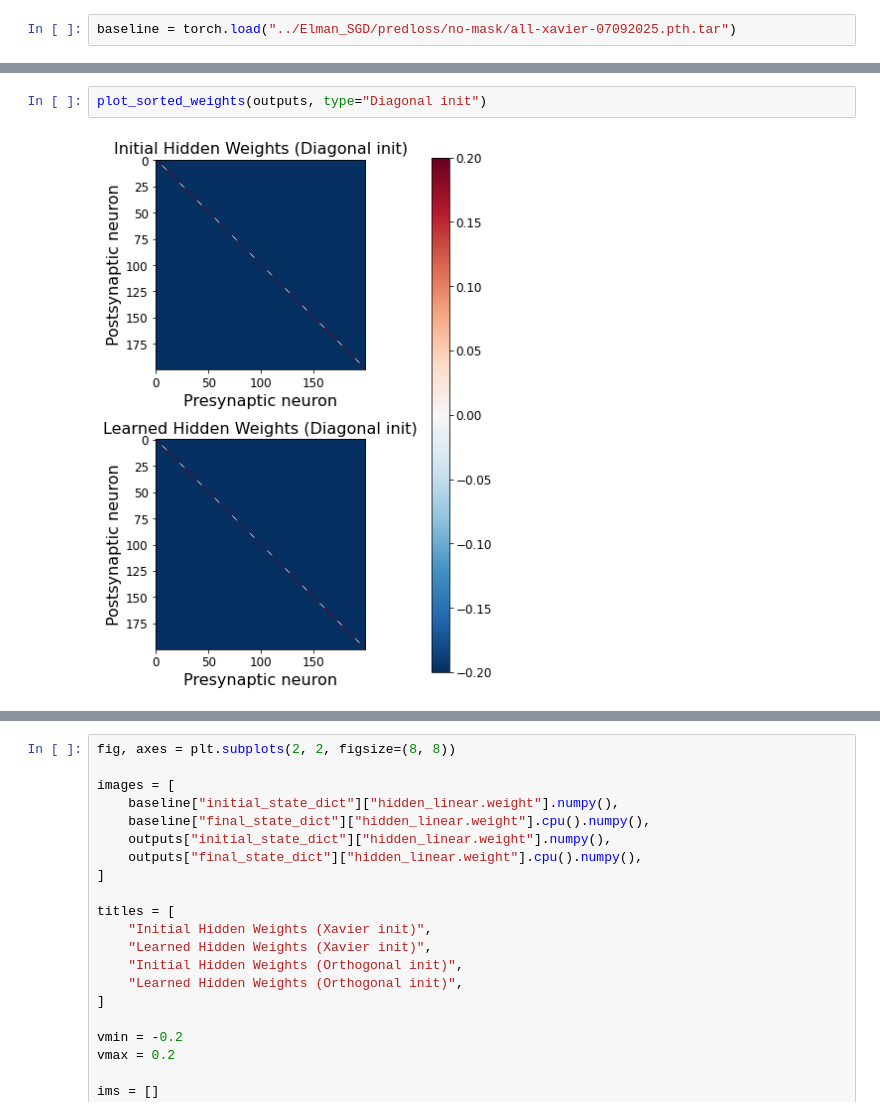
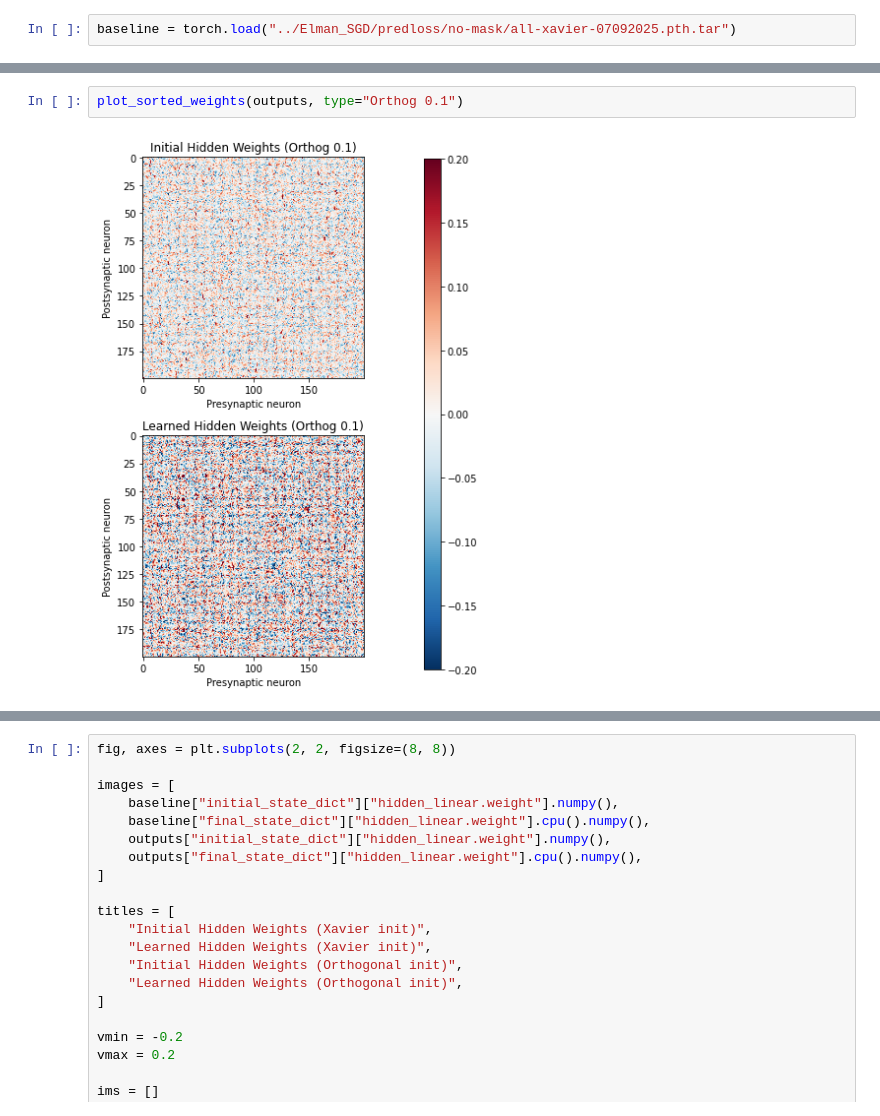
Before and after one commit to margotwagner/HCPrediction, a Jupyter notebook: notebooks/output-explorer.ipynb, the cells around one changed output, grey strips where cells are left out. Saved outputs shown, nothing was run; the diff lists cells and outputs as text.

```diff
--- a/notebooks/output-explorer.ipynb
+++ b/notebooks/output-explorer.ipynb
@@ -65,7 +49,7 @@ plot_sorted_weights(baseline, type="Xavier init")
-# %%
-plot_sorted_weights(outputs, type="Diagonal init")
-# %% [output]
-[figure, removed]
+# %%
+plot_sorted_weights(outputs, type="Orthog 0.1")
+# %% [output]
+[figure, added]
 # %%
 start_x = 0
 
```
Also changed, not shown: parts of 9 cells of this notebook, 1 other file.
